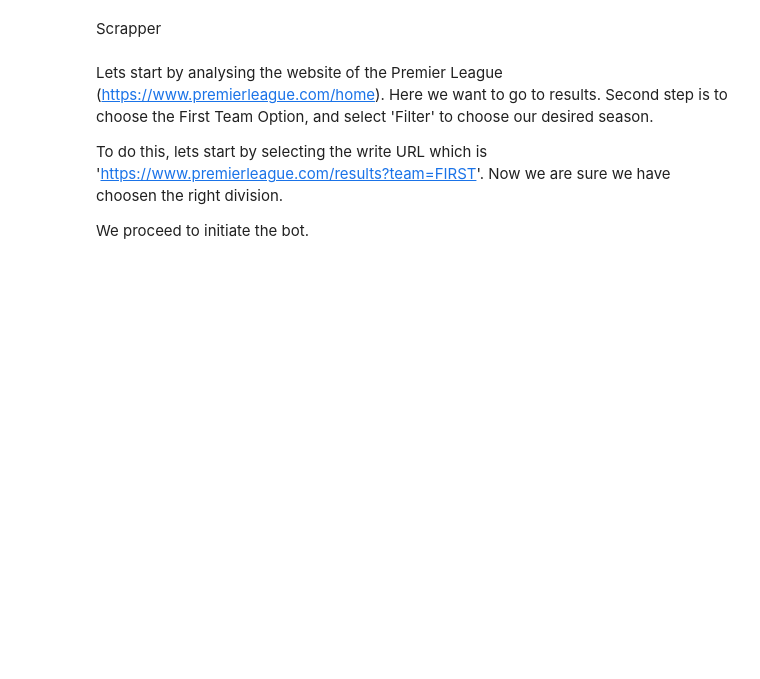
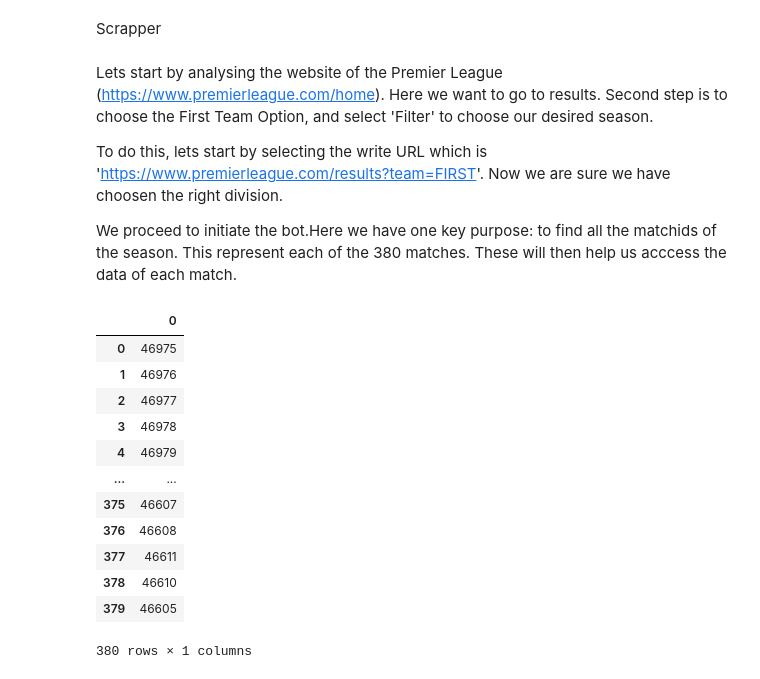
Before and after one commit to brunobelevan/Football-Theory---Formations, a Jupyter notebook: finalProject.ipynb, the cells around one changed output. Drawn from its saved outputs; the diff is of its cells as text; code cells hidden in the pictures; blank space fills up the shorter version.

```diff
--- a/finalProject.ipynb
+++ b/finalProject.ipynb
@@ -16,7 +18,7 @@ Lets start by analysing the website of the Premier League (https://www.premierle
 
 To do this, lets start by selecting the write URL which is 'https://www.premierleague.com/results?team=FIRST'. Now we are sure we have choosen the right division.
 
-We proceed to initiate the bot.
+We proceed to initiate the bot.Here we have one key purpose: to find all the matchids of the season. This represent each of the 380 matches. These will then help us acccess the data of each match.
 # %%
 url = 'https://www.premierleague.com/results?team=FIRST/'
 
@@ -65,0 +88,16 @@ browser.quit()
+# %%
+list_ids
+# %% [output]
+|  | 0 |
+| 0 | 46975 |
+| 1 | 46976 |
+| 2 | 46977 |
+| 3 | 46978 |
+| 4 | 46979 |
+| ... | ... |
+| 375 | 46607 |
+| 376 | 46608 |
+| 377 | 46611 |
+| 378 | 46610 |
+| 379 | 46605 |
+380 rows × 1 columns
```
Also changed, not shown: parts of 11 cells of this notebook, 1 other file.
